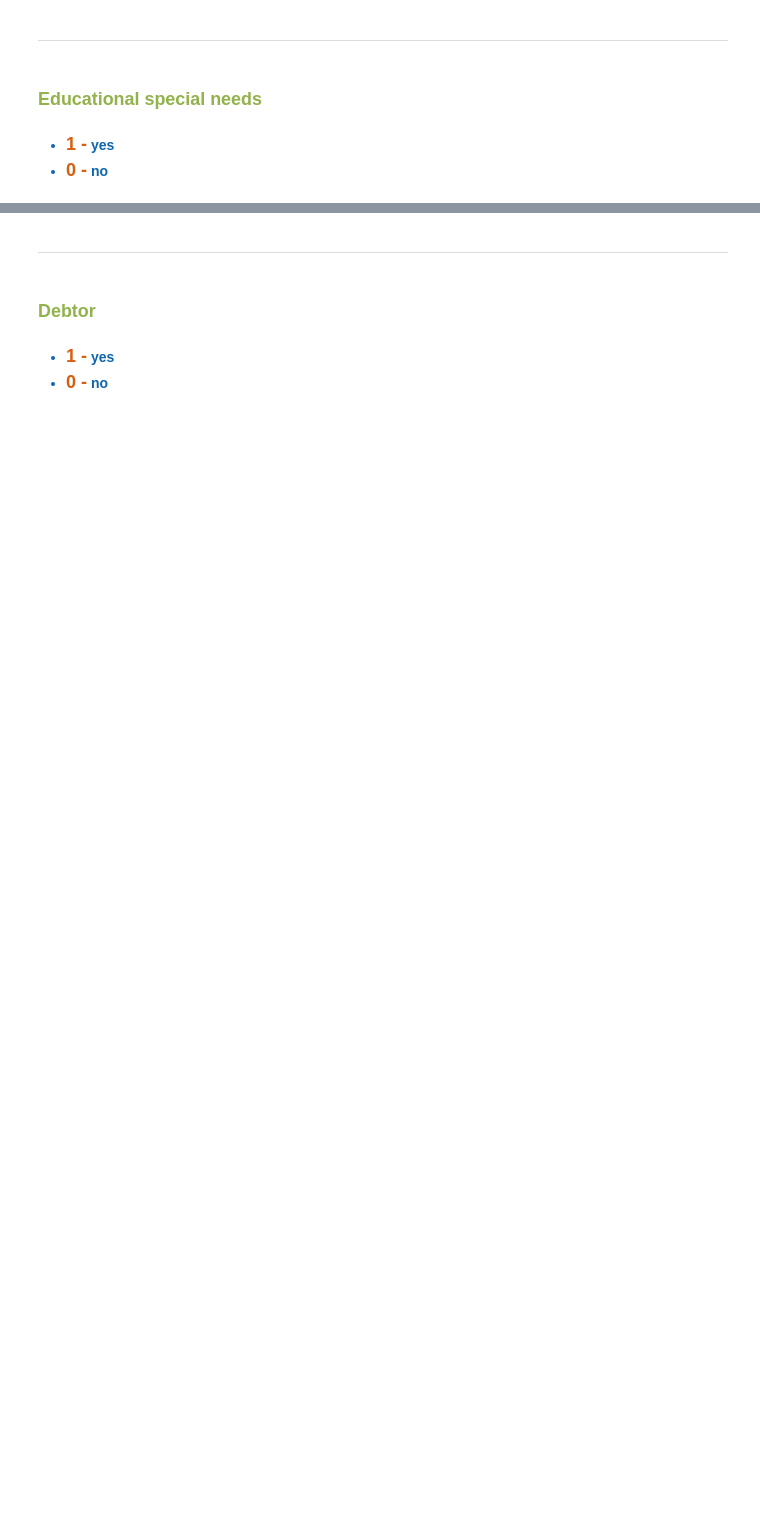
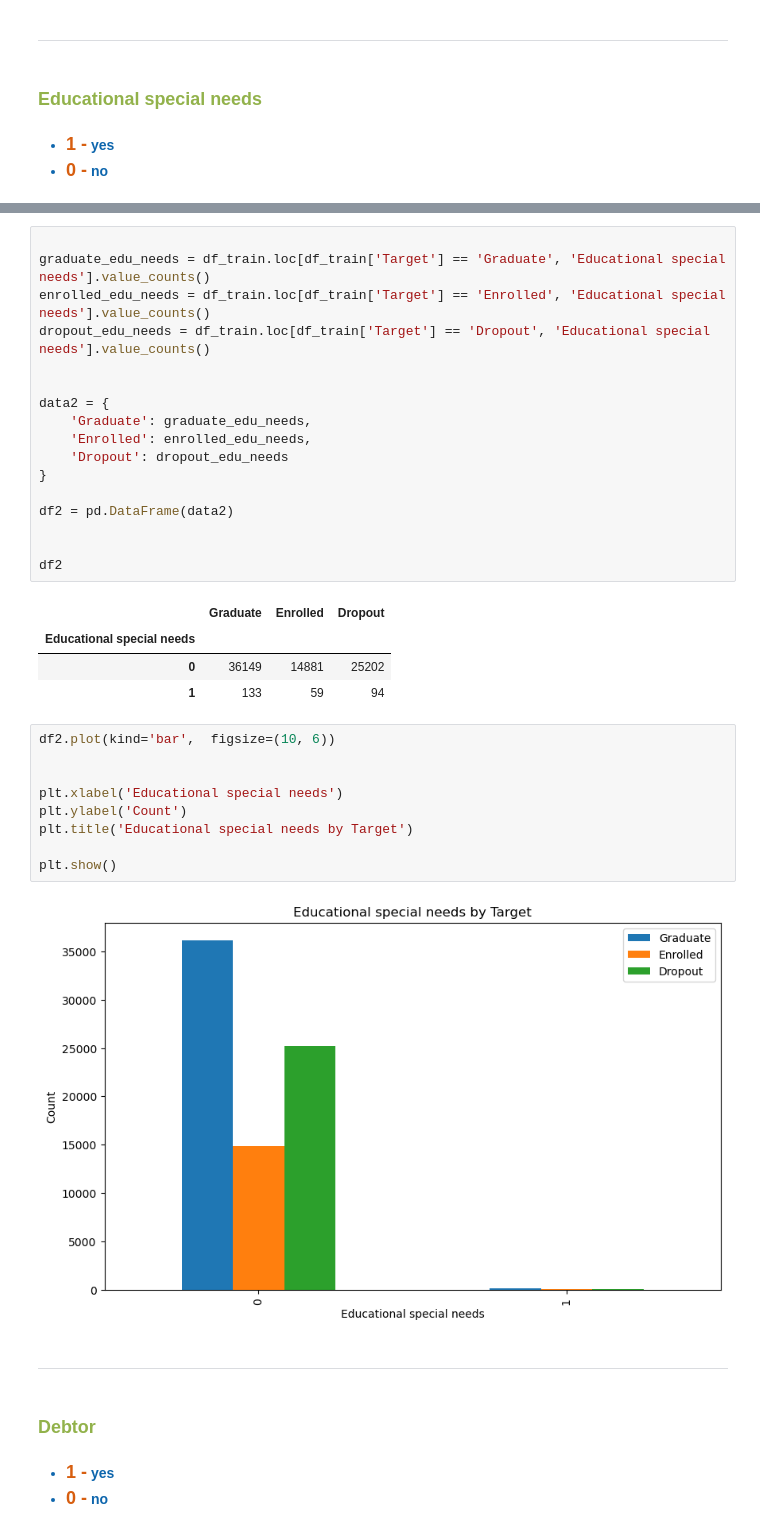
Before and after one commit to hibahdesu/Kaggle-Competitions, a Jupyter notebook: Classification with an Academic Success Dataset/My Analysis Part.ipynb, the cells around one changed output, grey strips where cells are left out. Saved outputs shown, nothing was run; the diff lists cells and outputs as text; blank space fills up the shorter version.

```diff
--- a/Classification with an Academic Success Dataset/My Analysis Part.ipynb
+++ b/Classification with an Academic Success Dataset/My Analysis Part.ipynb
@@ -690,3 +701,36 @@ df_train['Educational special needs'].value_counts
+# %%
+
+graduate_edu_needs = df_train.loc[df_train['Target'] == 'Graduate', 'Educational special needs'].value_counts()
+enrolled_edu_needs = df_train.loc[df_train['Target'] == 'Enrolled', 'Educational special needs'].value_counts()
+dropout_edu_needs = df_train.loc[df_train['Target'] == 'Dropout', 'Educational special needs'].value_counts()
+
+
+data2 = {
+    'Graduate': graduate_edu_needs,
+    'Enrolled': enrolled_edu_needs,
+    'Dropout': dropout_edu_needs
+}
+
+df2 = pd.DataFrame(data2)
+
+
+df2
+# %% [output]
+|  | Graduate | Enrolled | Dropout |
+| Educational special needs |  |  |  |
+| 0 | 36149 | 14881 | 25202 |
+| 1 | 133 | 59 | 94 |
+# %%
+df2.plot(kind='bar',  figsize=(10, 6))
+
+
+plt.xlabel('Educational special needs')
+plt.ylabel('Count')
+plt.title('Educational special needs by Target')
+
+plt.show()
+# %% [output]
+[figure, added]
 # %% [markdown]
 <hr/>
 # %% [markdown]
```
Also changed, not shown: parts of 40 cells of this notebook.
